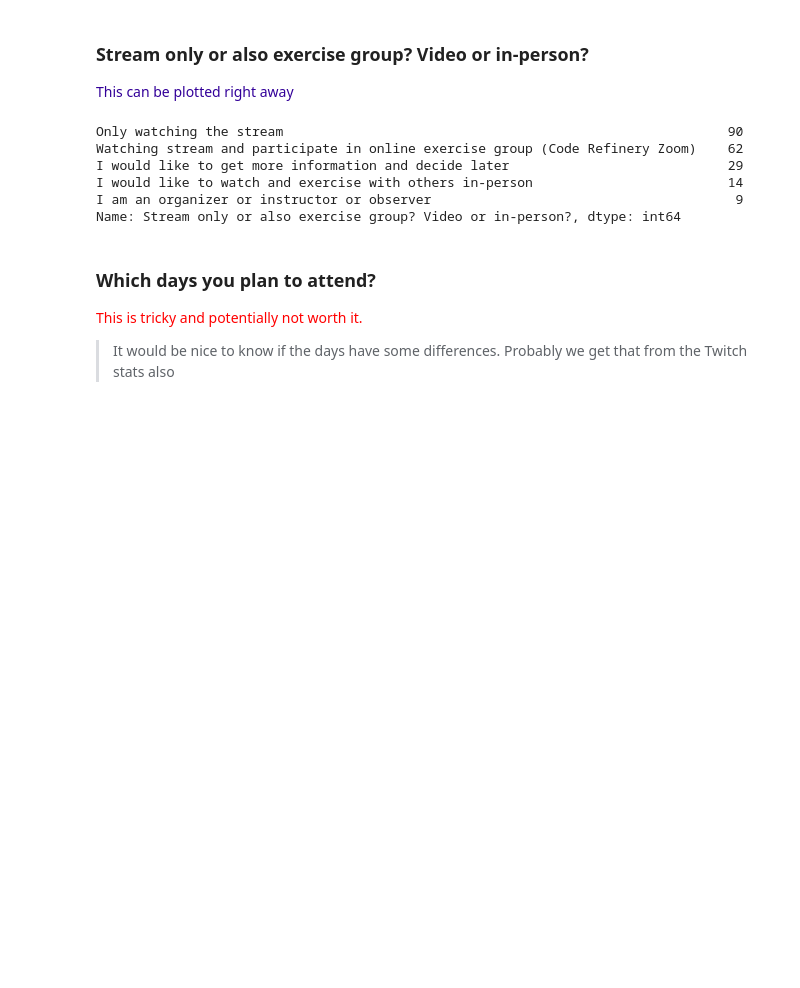
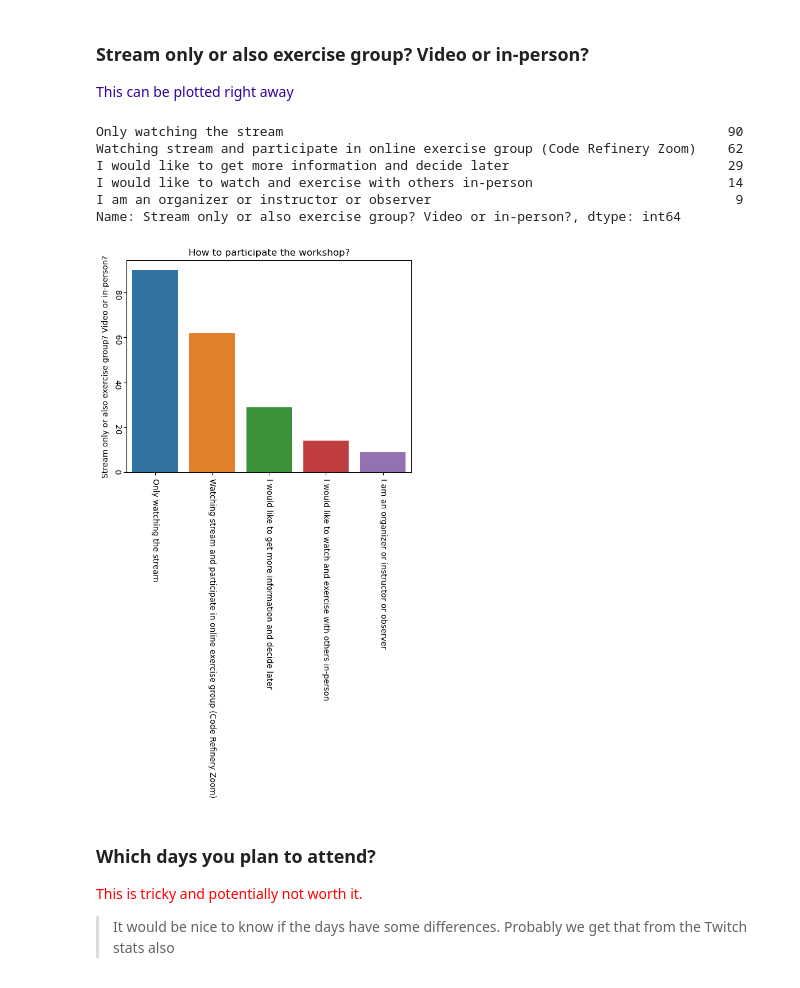
Before and after one commit to coderefinery/workshop-stats, a Jupyter notebook: Registration_stats.ipynb, the cells around one changed output. Drawn from its saved outputs; the diff is of its cells as text; code cells hidden in the pictures; blank space fills up the shorter version.

```diff
--- a/Registration_stats.ipynb
+++ b/Registration_stats.ipynb
@@ -277,6 +428,14 @@ I would like to get more information and decide later
 I would like to watch and exercise with others in-person                         14
 I am an organizer or instructor or observer                                       9
 Name: Stream only or also exercise group? Video or in-person?, dtype: int64
+# %%
+ax = sns.barplot(x=countAttendaceType2.index, y=countAttendaceType2)
+ax.set(title="How to participate the workshop?")
+ax.set_xticklabels(countAttendaceType2.index.values)
+ax.tick_params(labelrotation = 270)
+plt.savefig("./plots/Registration_Roles.png")
+# %% [output]
+[figure, added]
 # %% [markdown]
 ### Which days you plan to attend?
 
```
Also changed, not shown: parts of 43 cells of this notebook.
